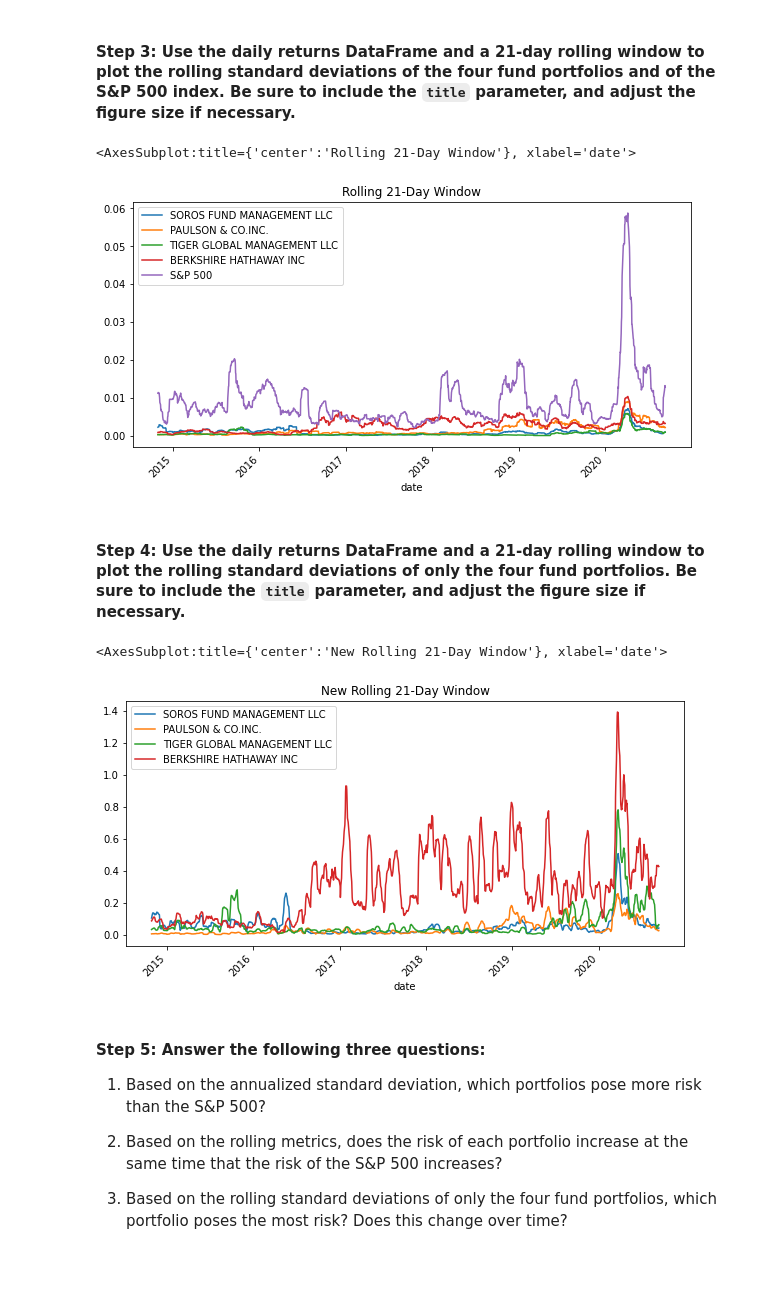
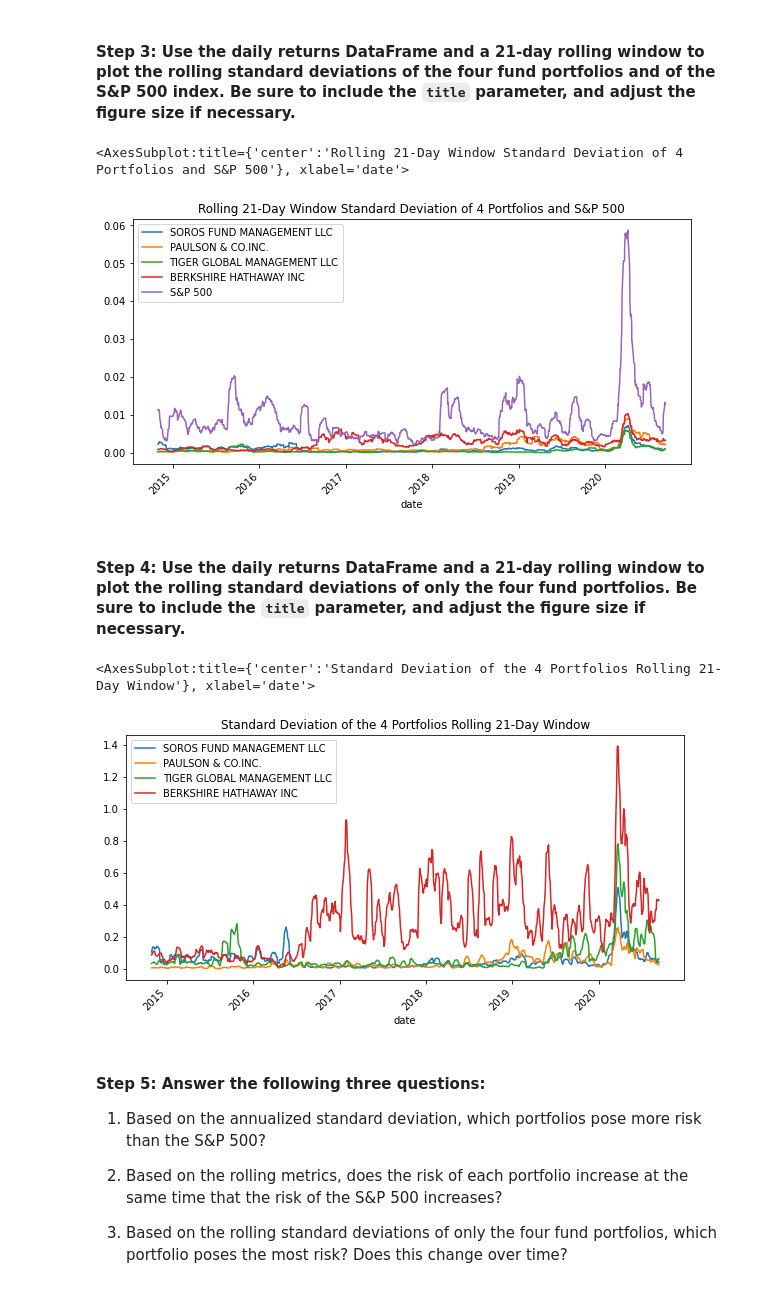
Before and after one commit to jcsung-star/Challenge_4, a Jupyter notebook: Starter_Code/risk_return_analysis.ipynb, the cells around one changed output. Cells and saved outputs as stored; diff of their text form; code cells hidden in the pictures.

```diff
--- a/Starter_Code/risk_return_analysis.ipynb
+++ b/Starter_Code/risk_return_analysis.ipynb
@@ -273,22 +273,22 @@ dtype: float64
 # %%
 # Using the daily returns DataFrame and a 21-day rolling window,
 # plot the rolling standard deviation of the 4 portfolios and the S&P 500
 # Include a title parameter and adjust the figure size
 rolling_standard_deviation = whales_navs_daily_returns.rolling(window=21).std()
-rolling_standard_deviation.plot(figsize=(10, 5), rot=(45), title= "Rolling 21-Day Window")
+rolling_standard_deviation.plot(figsize=(10, 5), rot=(45), title= "Rolling 21-Day Window Standard Deviation of 4 Portfolios and S&P 500")
 # %% [output]
-<AxesSubplot:title={'center':'Rolling 21-Day Window'}, xlabel='date'>
+<AxesSubplot:title={'center':'Rolling 21-Day Window Standard Deviation of 4 Portfolios and S&P 500'}, xlabel='date'>
-[figure, old version]
+[figure, new version]
 # %% [markdown]
 #### Step 4: Use the daily returns DataFrame and a 21-day rolling window to plot the rolling standard deviations of only the four fund portfolios. Be sure to include the `title` parameter, and adjust the figure size if necessary.
 # %%
 # Using the daily return data and a 21-day rolling window, plot the rolling standard deviation of just the 4 portfolios.
 # Include a title parameter and adjust the figure size
 rolling_new_standard_deviation = new_whales_navs_df.rolling(window=21).std()
-rolling_new_standard_deviation.plot(figsize=(10, 5), rot=(45), title= "New Rolling 21-Day Window")
+rolling_new_standard_deviation.plot(figsize=(10, 5), rot=(45), title= "Standard Deviation of the 4 Portfolios Rolling 21-Day Window")
 # %% [output]
-<AxesSubplot:title={'center':'New Rolling 21-Day Window'}, xlabel='date'>
+<AxesSubplot:title={'center':'Standard Deviation of the 4 Portfolios Rolling 21-Day Window'}, xlabel='date'>
-[figure, old version]
+[figure, new version]
 # %% [markdown]
 #### Step 5: Answer the following three questions:
 
```
Also changed, not shown: parts of 4 cells of this notebook, 1 other file.
